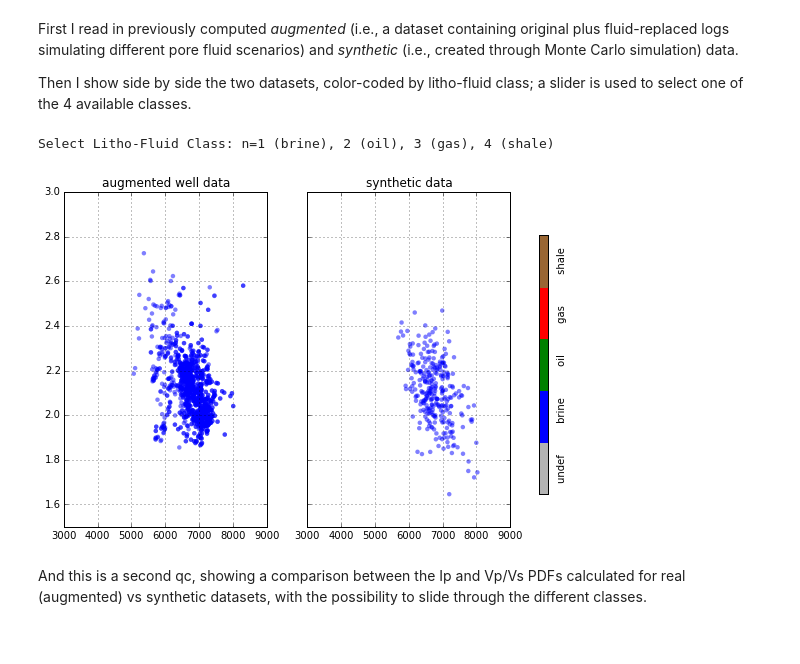
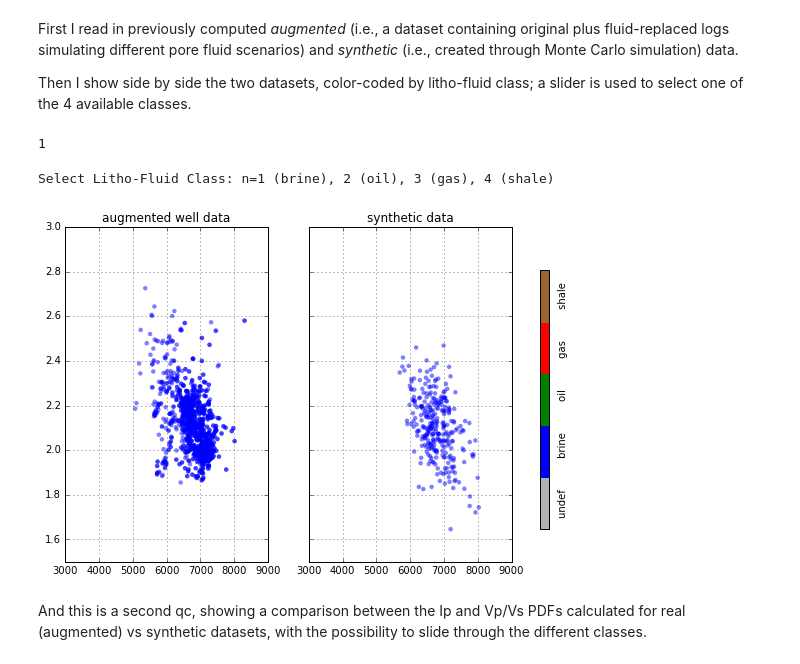
Before and after one commit to Kevin2599/geophysical_notes, a Jupyter notebook: seismic_petrophysics_interactive.ipynb, the cells around one changed output. Cells and saved outputs as stored; diff of their text form; code cells hidden in the pictures.

```diff
--- a/seismic_petrophysics_interactive.ipynb
+++ b/seismic_petrophysics_interactive.ipynb
@@ -90,32 +87,27 @@ Then I show side by side the two datasets, color-coded by litho-fluid class; a s
 ww=pd.read_csv('qsiwell2_augmented.csv')
 mc=pd.read_csv('qsiwell2_synthetic.csv')
 # %%
-from IPython.html.widgets import interact, interactive, fixed
-from IPython.html import widgets
-
+@interact(n=(1,4))
 def crossplot(n=1):
     f, ax = plt.subplots(nrows=1, ncols=2, sharey=True, sharex=True, figsize=(8, 6))
     scatt1=ax[0].scatter(ww.IP[ww.LFC==n],ww.VPVS[ww.LFC==n],20,ww.LFC[ww.LFC==n],marker='o',edgecolors='none', alpha=0.5, cmap=cmap_facies,vmin=0,vmax=4)
     scatt2=ax[1].scatter(mc.IP[mc.LFC==n],mc.VPVS[mc.LFC==n],20,mc.LFC[mc.LFC==n],marker='o',edgecolors='none', alpha=0.5, cmap=cmap_facies,vmin=0,vmax=4)
     ax[0].set_xlim(3000,9000), ax[0].set_ylim(1.5,3.0)
     ax[0].set_title('augmented well data');
     ax[1].set_title('synthetic data');
     for i in range(len(ax)): ax[i].grid()
     uu=f.add_axes([0.95, 0.2, 0.015, 0.6])
     cbar=f.colorbar(scatt2, cax=uu);
     cbar.set_label((10*' ').join(['undef', 'brine', 'oil', 'gas', 'shale']))
     cbar.set_ticks(range(0,1)); cbar.set_ticklabels('')
     cbar.set_alpha(1)
     cbar.draw_all()
-
-
     return n
-
-interact(crossplot, n=(1,4))
 print('Select Litho-Fluid Class: n=1 (brine), 2 (oil), 3 (gas), 4 (shale)')
 # %% [output]
-Select Litho-Fluid Class: n=1 (brine), 2 (oil), 3 (gas), 4 (shale)
+1
+Select Litho-Fluid Class: n=1 (brine), 2 (oil), 3 (gas), 4 (shale)
-[figure, old version]
+[figure, new version]
 # %% [markdown]
 And this is a second qc, showing a comparison between the Ip and Vp/Vs PDFs calculated for real (augmented) vs synthetic datasets, with the possibility to slide through the different classes.
 # %%
```
Also changed, not shown: parts of 3 cells of this notebook, 4 other files.
